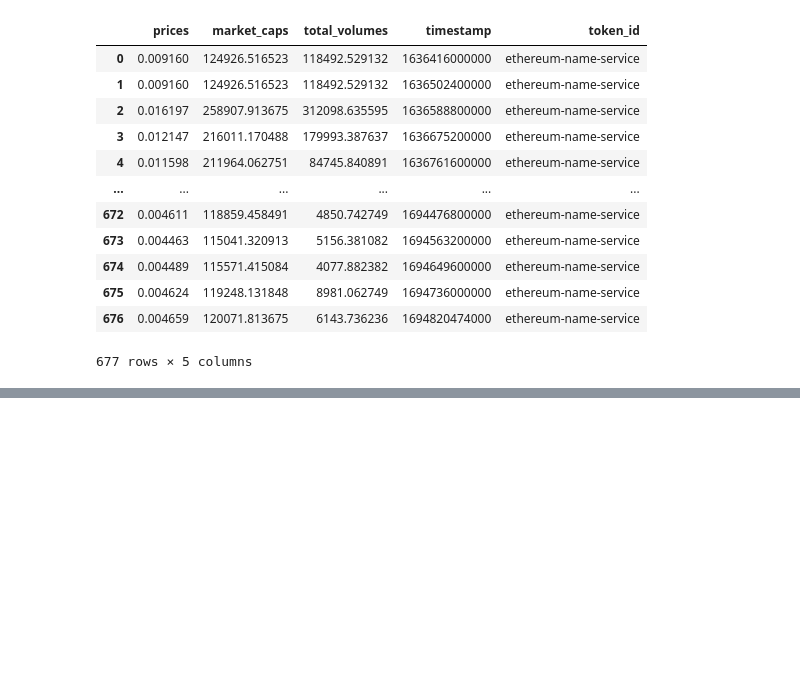
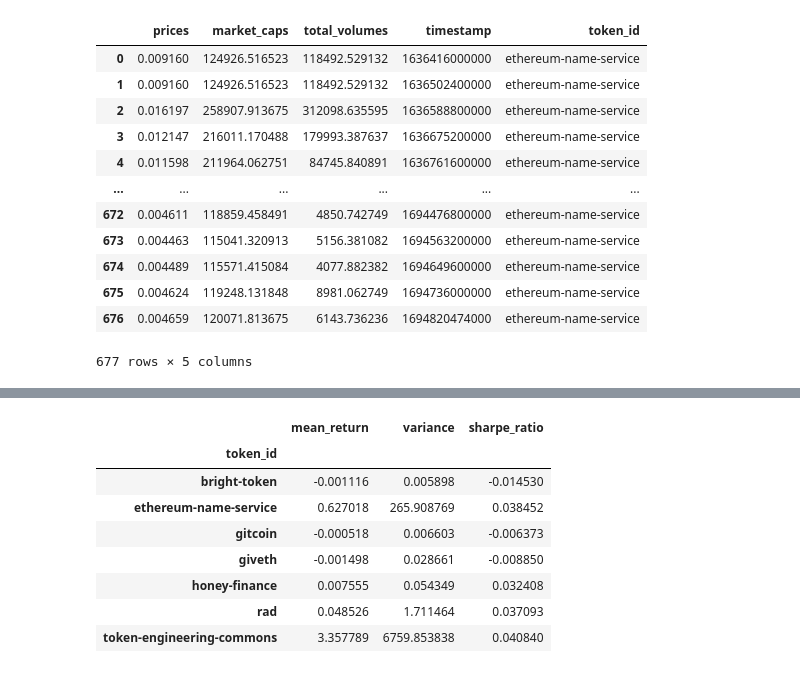
Before and after one commit to bonding-curves/public-goods-token-comparison, a Jupyter notebook: $TEC1pager.ipynb, the cells around one changed output, grey strips where cells are left out. Saved outputs shown, nothing was run; the diff lists cells and outputs as text; code cells hidden in the pictures; blank space fills up the shorter version.

```diff
--- a/$TEC1pager.ipynb
+++ b/$TEC1pager.ipynb
@@ -190,0 +244,16 @@ prices_df
+# %%
+prices_df_adjusted[prices_df_adjusted['token_id'] != 'ethereum'].groupby('token_id').agg(
+    mean_return=('returns', 'mean'),
+    variance=('returns', 'var'),
+    sharpe_ratio=('returns', lambda x: x.mean() / x.std()),
+)
+# %% [output]
+|  | mean_return | variance | sharpe_ratio |
+| token_id |  |  |  |
+| bright-token | -0.001116 | 0.005898 | -0.014530 |
+| ethereum-name-service | 0.627018 | 265.908769 | 0.038452 |
+| gitcoin | -0.000518 | 0.006603 | -0.006373 |
+| giveth | -0.001498 | 0.028661 | -0.008850 |
+| honey-finance | 0.007555 | 0.054349 | 0.032408 |
+| rad | 0.048526 | 1.711464 | 0.037093 |
+| token-engineering-commons | 3.357789 | 6759.853838 | 0.040840 |
```
Also changed, not shown: parts of 22 cells of this notebook.
